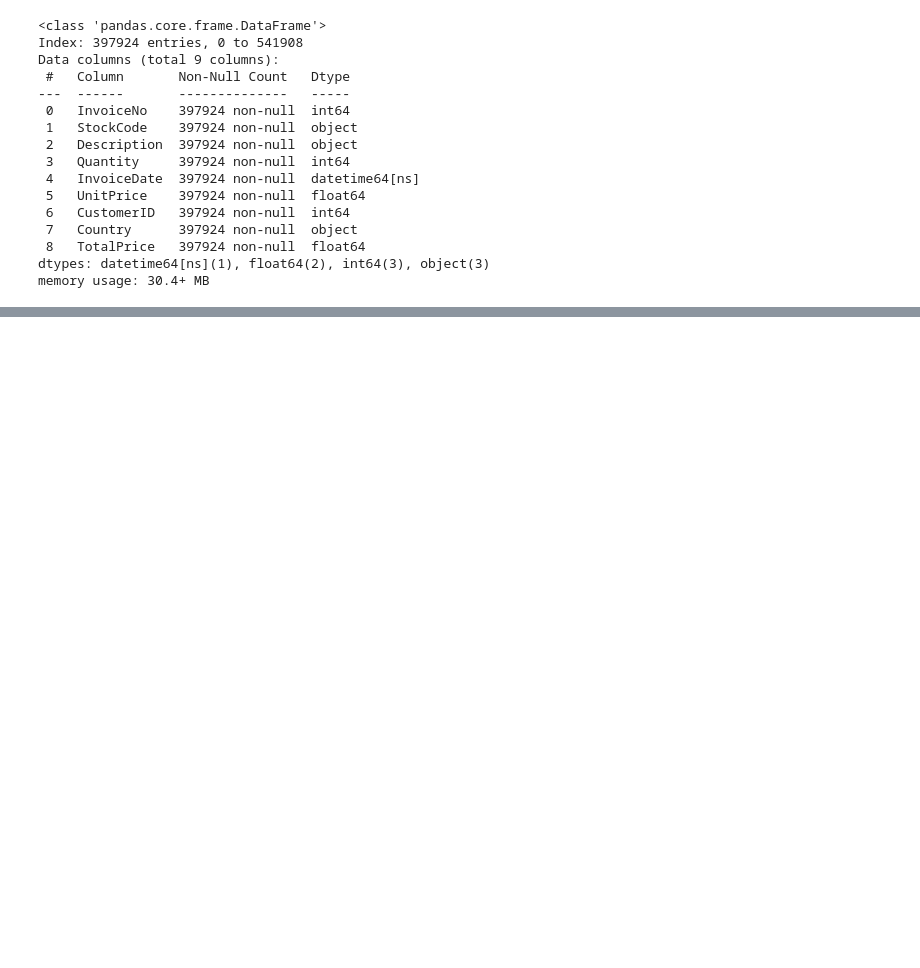
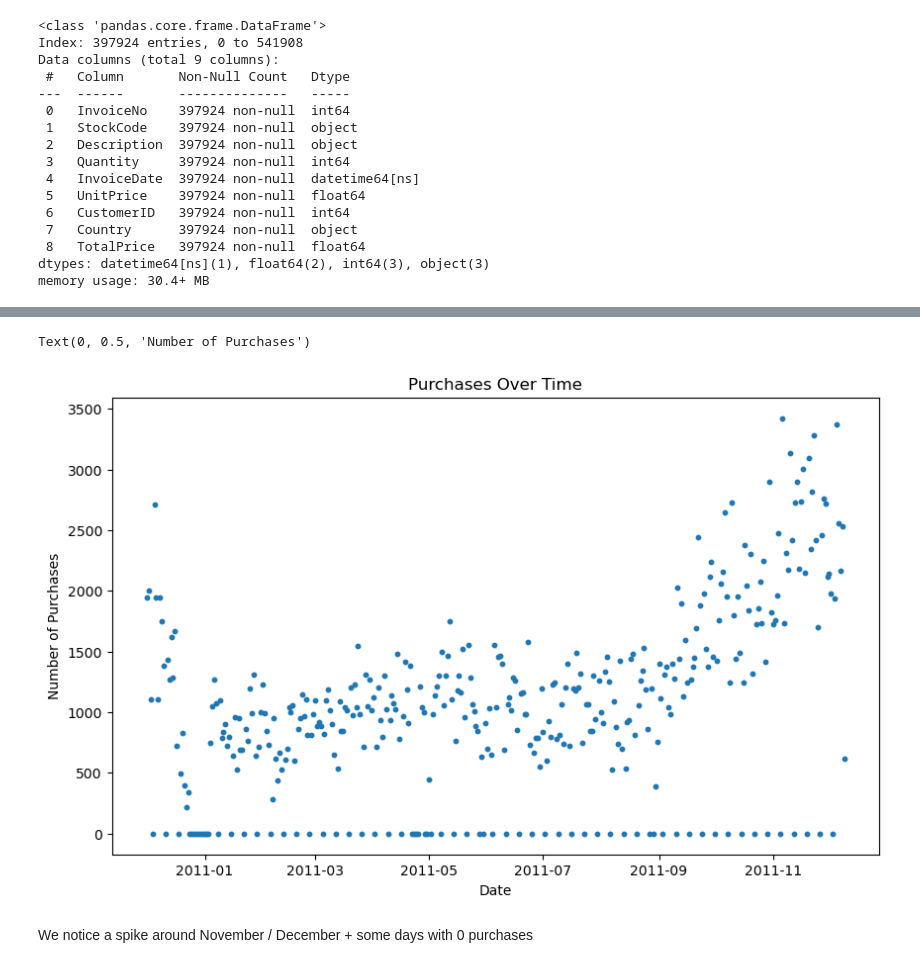
Before and after one commit to aadupuy/ecommerce_miniproject, a Jupyter notebook: ecommerce_miniproject.ipynb, the cells around one changed output, grey strips where cells are left out. Drawn from its saved outputs; the diff is of its cells as text; code cells hidden in the pictures; blank space fills up the shorter version.

```diff
--- a/ecommerce_miniproject.ipynb
+++ b/ecommerce_miniproject.ipynb
@@ -109,0 +161,13 @@ memory usage: 30.4+ MB
+# %%
+# Visualize purchase trends over time
+purchases_over_time = cleaned_retail_data.set_index('InvoiceDate').resample('D').size()
+f, ax = plt.subplots(1,1, figsize=(10, 6))
+ax.scatter(purchases_over_time.index, purchases_over_time.values, s=10)
+ax.set_title('Purchases Over Time')
+ax.set_xlabel('Date')
+ax.set_ylabel('Number of Purchases')
+# %% [output]
+Text(0, 0.5, 'Number of Purchases')
+[figure, added]
+# %% [markdown]
+We notice a spike around November / December + some days with 0 purchases
```
Also changed, not shown: parts of 12 cells of this notebook, 1 other file.
